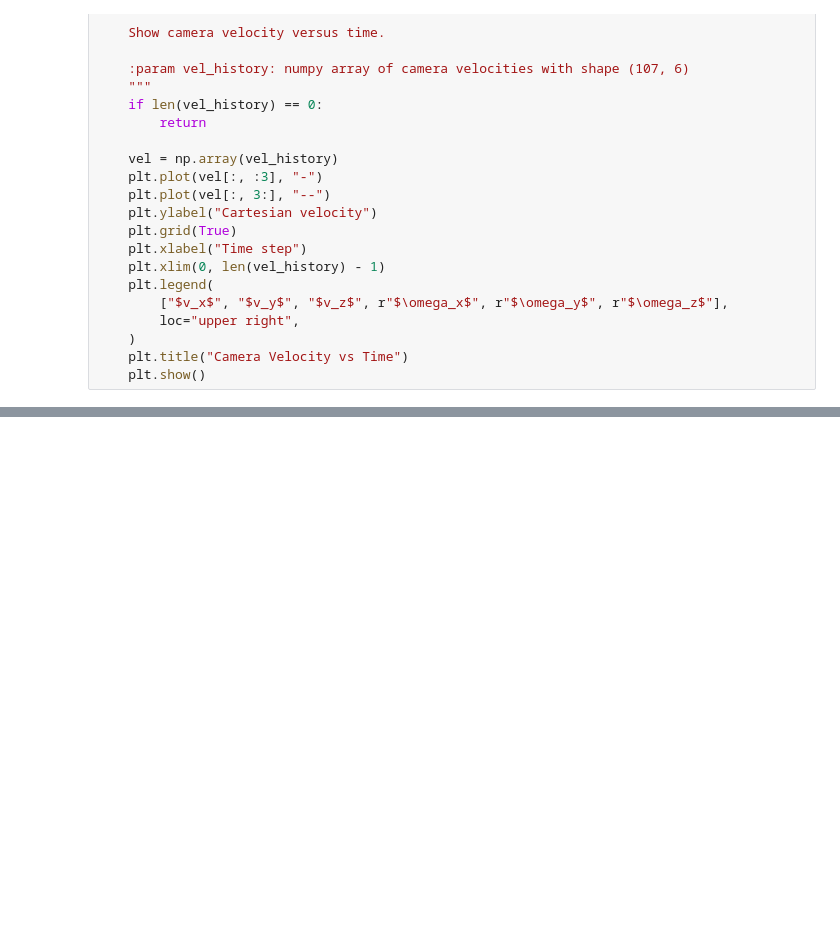
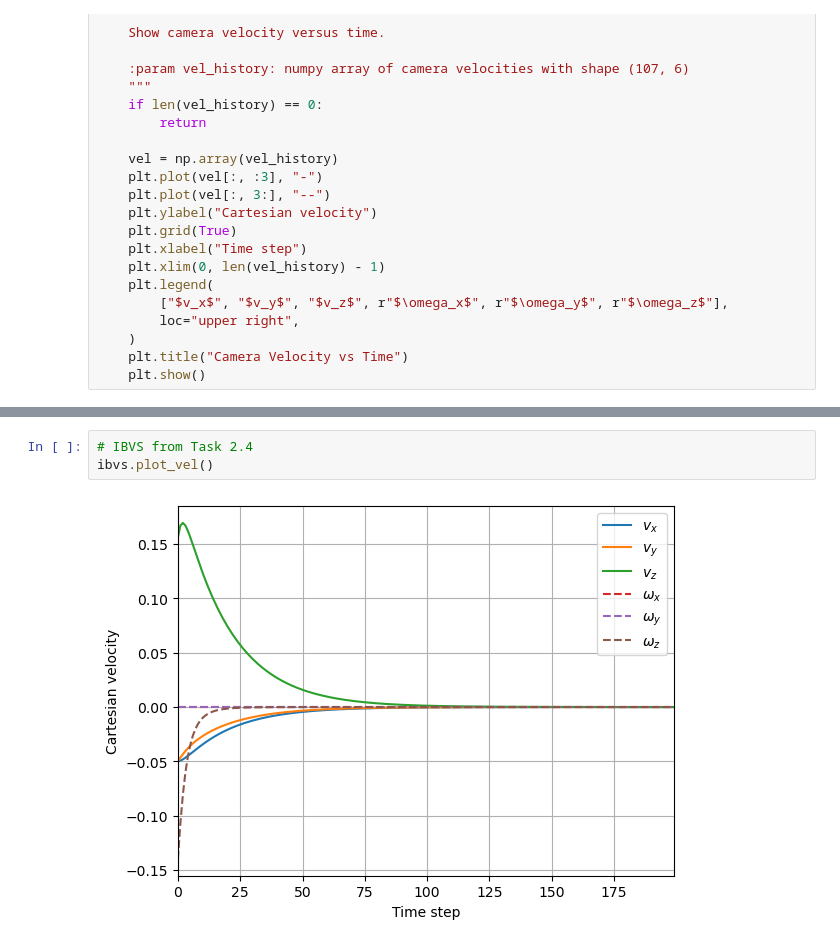
Before and after one commit to santamav/SKJ015-Intelligent_Control, a Jupyter notebook: Task_4_1/PBVS+IBVS+ROS_VSM&JGB.ipynb, the cells around one changed output, grey strips where cells are left out. Cells and saved outputs as stored; diff of their text form; blank space fills up the shorter version.

```diff
--- a/Task_4_1/PBVS+IBVS+ROS_VSM&JGB.ipynb
+++ b/Task_4_1/PBVS+IBVS+ROS_VSM&JGB.ipynb
@@ -612,0 +642,5 @@ plot_vel(vel)
+# %%
+# IBVS from Task 2.4
+ibvs.plot_vel()
+# %% [output]
+[figure, added]
```
Also changed, not shown: parts of 20 cells of this notebook.
